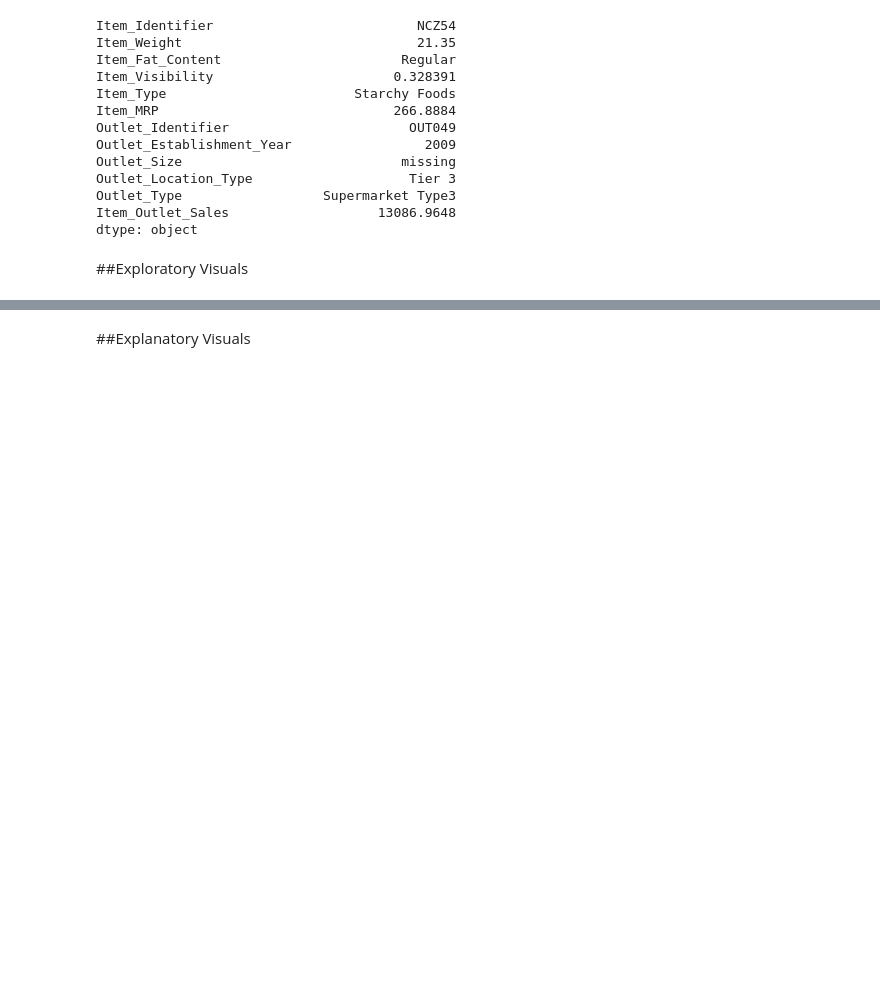
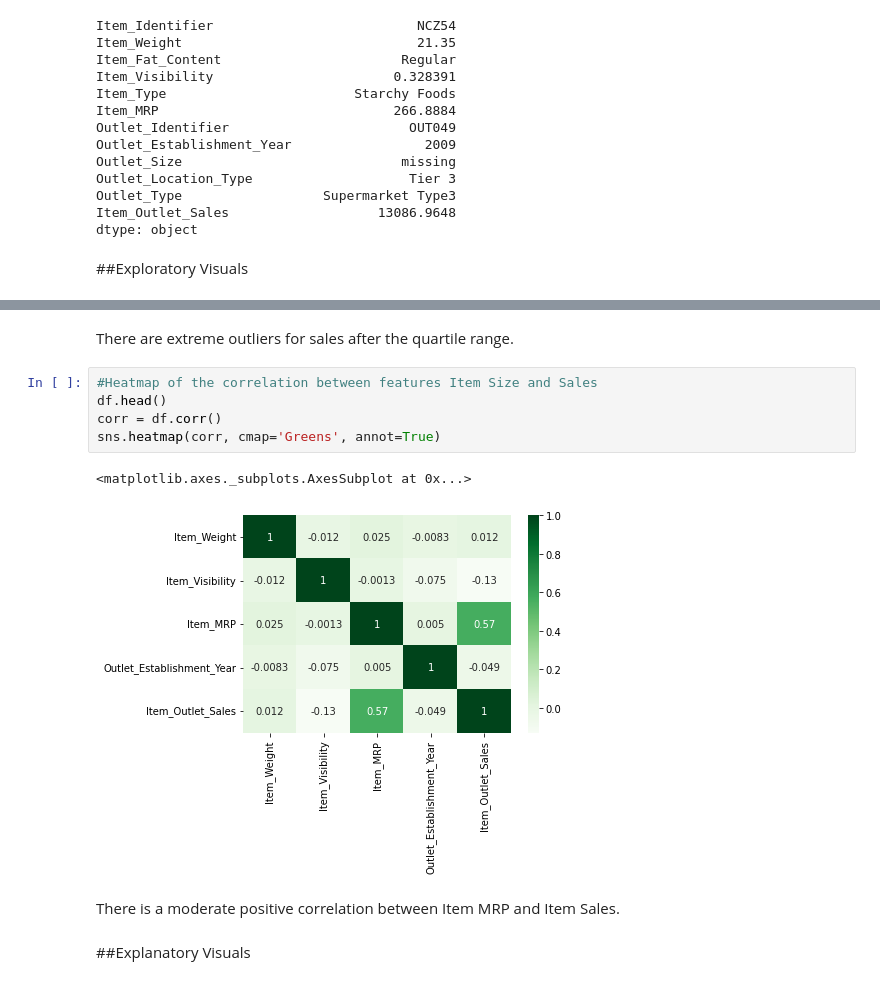
Before and after one commit to jcowart1987/SalesPredictions, a Jupyter notebook: Project1.ipynb, the cells around one changed output, grey strips where cells are left out. Drawn from its saved outputs; the diff is of its cells as text; blank space fills up the shorter version.

```diff
--- a/Project1.ipynb
+++ b/Project1.ipynb
@@ -169,2 +202,14 @@ dtype: object
+# %% [markdown]
+There are extreme outliers for sales after the quartile range.
+# %%
+#Heatmap of the correlation between features Item Size and Sales
+df.head()
+corr = df.corr()
+sns.heatmap(corr, cmap='Greens', annot=True)
+# %% [output]
+<matplotlib.axes._subplots.AxesSubplot at 0x...>
+[figure, added]
+# %% [markdown]
+There is a moderate positive correlation between Item MRP and Item Sales.
 # %% [markdown]
 ##Explanatory Visuals
```
Also changed, not shown: parts of 6 cells of this notebook.
